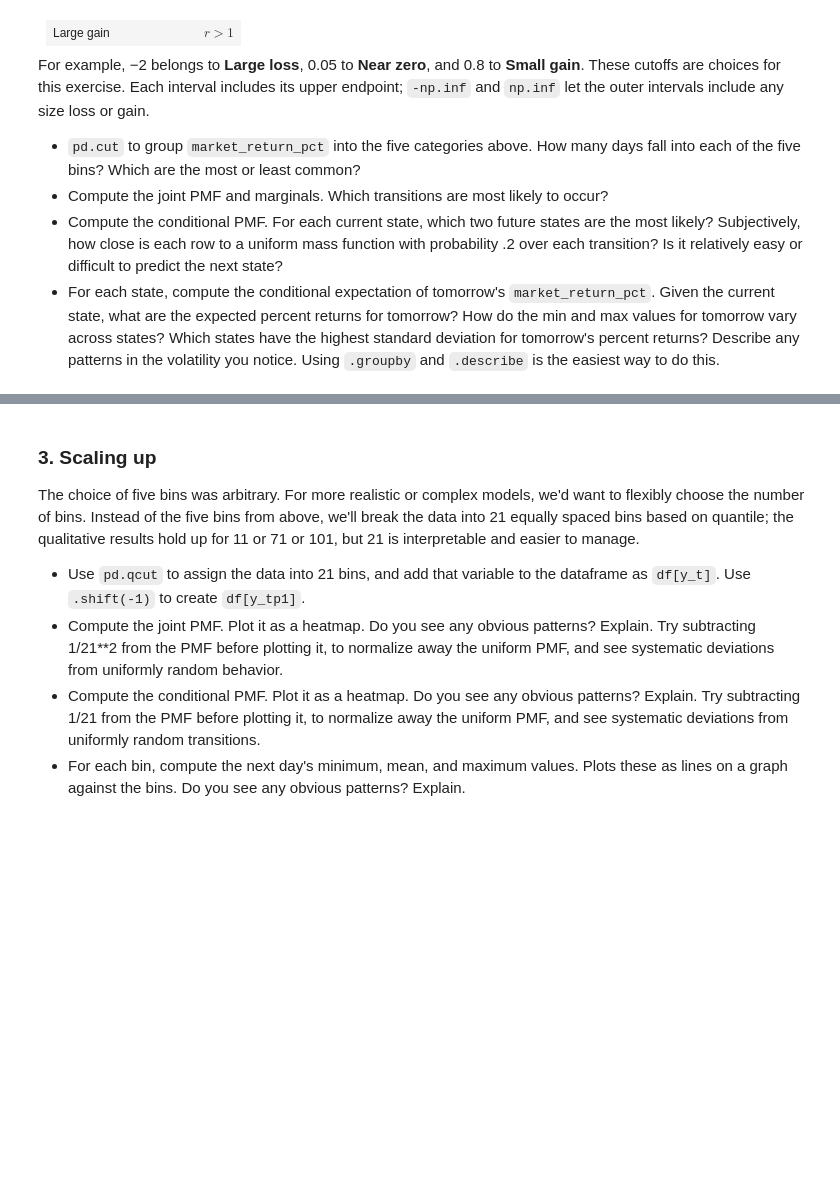
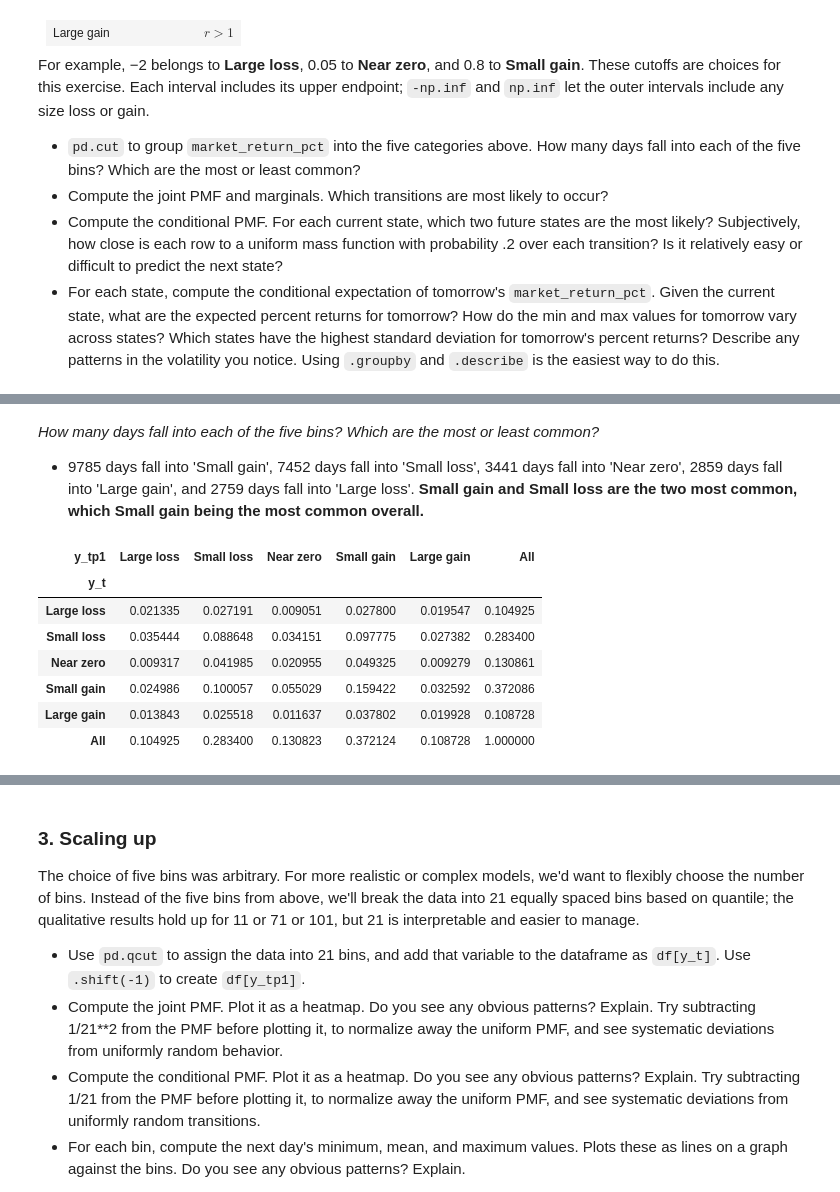
Before and after one commit to ae-phillips/uu_markov, a Jupyter notebook: lab_1/lab.ipynb, the cells around one changed output, grey strips where cells are left out. Saved outputs shown, nothing was run; the diff lists cells and outputs as text; code cells hidden in the pictures; blank space fills up the shorter version.

```diff
--- a/lab_1/lab.ipynb
+++ b/lab_1/lab.ipynb
@@ -16,7 +16,7 @@ import matplotlib.pyplot as plt
 import seaborn as sns
 import pandas as pd
 
-df = pd.read_parquet('./data/ff_market_daily.parquet')
+df = pd.read_parquet('ff_market_daily.parquet')
 df['date'] = pd.to_datetime(df['date'])
 df = df.sort_values('date').reset_index(drop=True)
 
@@ -57,0 +64,12 @@ plt.show()
+# %%
+# 1. categories for up and down
+
+df["y_t"] = np.where(
+    df["market_return_pct"] > 0,
+    "Up",
+    "Down"
+)
+
+df["y_tp1"] = df["y_t"].shift(-1)
+
+df.head()
@@ -76,0 +137,11 @@ For example, −2 belongs to **Large loss**, 0.05 to **Near zero**, and 0.8 to *
+# %%
+# group market returns into bins
+df['return_bin'] = pd.cut(
+    df['market_return_pct'],
+    bins=[-np.inf, -1, -0.1, 0.1, 1, np.inf],
+    labels=['Large loss', 'Small loss', 'Near zero', 'Small gain', 'Large gain']
+)
+df['y_t'] = df['return_bin']
+df['y_tp1'] = df['return_bin'].shift(-1)
+
+df.head()
@@ -76,0 +166,21 @@ For example, −2 belongs to **Large loss**, 0.05 to **Near zero**, and 0.8 to *
+# %% [markdown]
+*How many days fall into each of the five bins? Which are the most or least common?*
+* 9785 days fall into 'Small gain', 7452 days fall into 'Small loss', 3441 days fall into 'Near zero', 2859 days fall into 'Large gain', and 2759 days fall into 'Large loss'. **Small gain and Small loss are the two most common, which Small gain being the most common overall.**
+# %%
+# calculate joint PMFs and marginals
+
+pd.crosstab(
+    df["y_t"],
+    df["y_tp1"],
+    normalize = True,
+    margins = True
+)
+# %% [output]
+| y_tp1 | Large loss | Small loss | Near zero | Small gain | Large gain | All |
+| y_t |  |  |  |  |  |  |
+| Large loss | 0.021335 | 0.027191 | 0.009051 | 0.027800 | 0.019547 | 0.104925 |
+| Small loss | 0.035444 | 0.088648 | 0.034151 | 0.097775 | 0.027382 | 0.283400 |
+| Near zero | 0.009317 | 0.041985 | 0.020955 | 0.049325 | 0.009279 | 0.130861 |
+| Small gain | 0.024986 | 0.100057 | 0.055029 | 0.159422 | 0.032592 | 0.372086 |
+| Large gain | 0.013843 | 0.025518 | 0.011637 | 0.037802 | 0.019928 | 0.108728 |
+| All | 0.104925 | 0.283400 | 0.130823 | 0.372124 | 0.108728 | 1.000000 |
```
Also changed, not shown: parts of 16 cells of this notebook.
